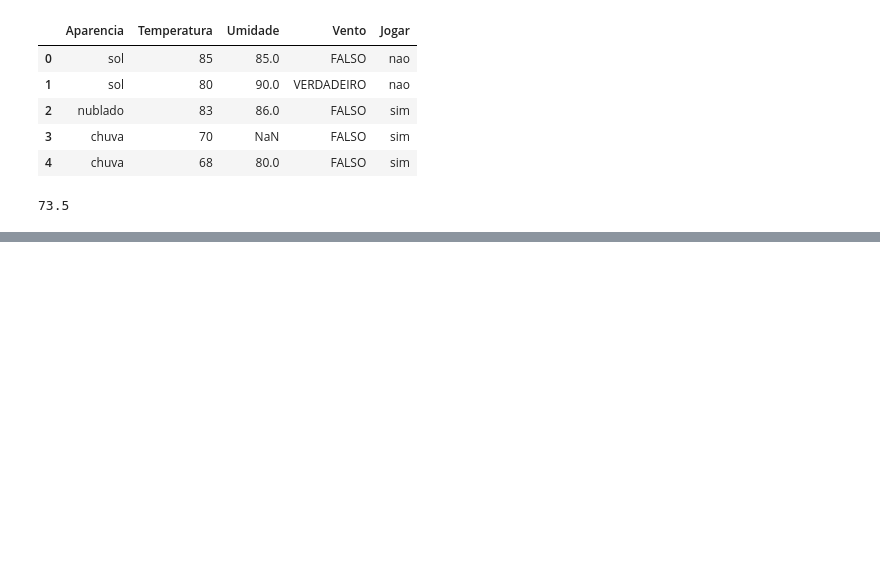
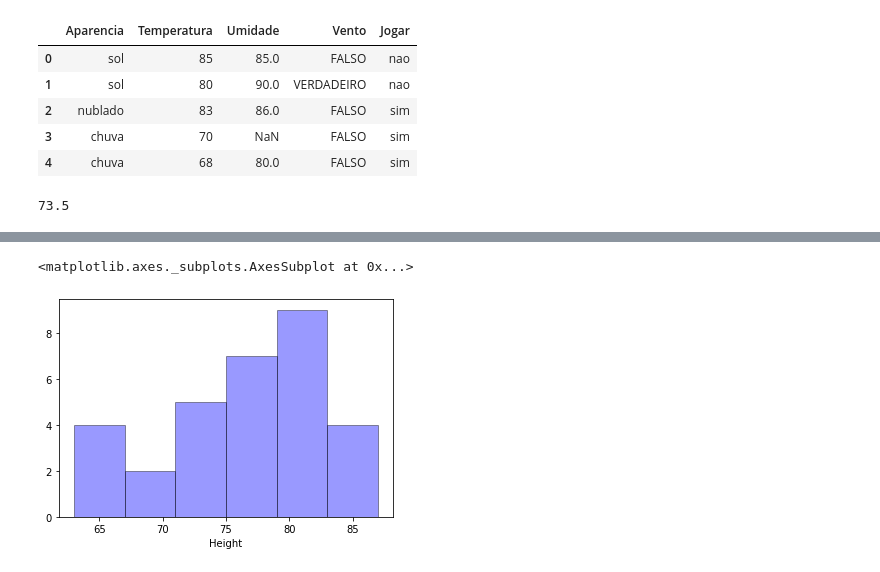
Before and after one commit to WandersonGustavo/Imersao_Alura, a Jupyter notebook: dataScience.ipynb, the cells around one changed output, grey strips where cells are left out. Saved outputs shown, nothing was run; the diff lists cells and outputs as text; code cells hidden in the pictures; blank space fills up the shorter version.

```diff
--- a/dataScience.ipynb
+++ b/dataScience.ipynb
@@ -374,0 +367,3 @@ dtype: int64
+# %%
+base =pd.read_csv('trees.csv')
+base.shape
@@ -374,0 +382,8 @@ dtype: int64
+# %%
+#Hist com linha de densidade e o kde é a linha de densidade
+sns.distplot(base.iloc[:,1], hist=True ,kde=False,
+bins=6 , color ='blue' ,
+hist_kws={'edgecolor' :'black'})
+# %% [output]
+<matplotlib.axes._subplots.AxesSubplot at 0x...>
+[figure, added]
```
Also changed, not shown: parts of 62 cells of this notebook.
